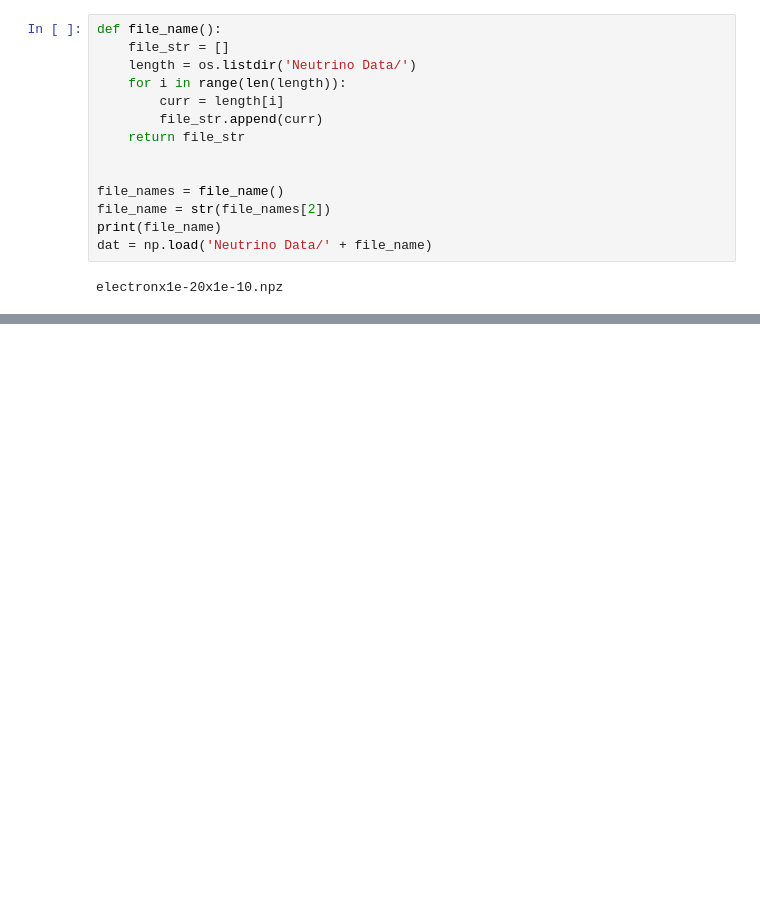
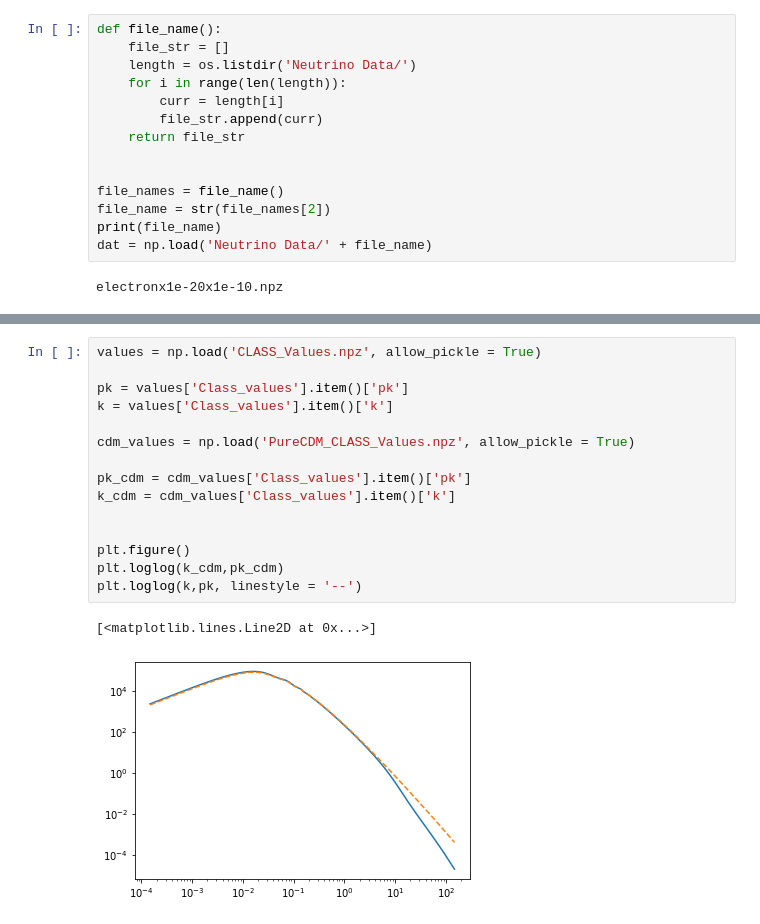
Before and after one commit to nuLABatUSD/dm_sterile_production, a Jupyter notebook: PK and K.ipynb, the cells around one changed output, grey strips where cells are left out. Drawn from its saved outputs; the diff is of its cells as text; blank space fills up the shorter version.

```diff
--- a/PK and K.ipynb
+++ b/PK and K.ipynb
@@ -332,0 +417,18 @@ print(alpha)
+# %%
+values = np.load('CLASS_Values.npz', allow_pickle = True)
+
+pk = values['Class_values'].item()['pk']
+k = values['Class_values'].item()['k']
+
+cdm_values = np.load('PureCDM_CLASS_Values.npz', allow_pickle = True)
+
+pk_cdm = cdm_values['Class_values'].item()['pk']
+k_cdm = cdm_values['Class_values'].item()['k']
+
+
+plt.figure()
+plt.loglog(k_cdm,pk_cdm)
+plt.loglog(k,pk, linestyle = '--')
+# %% [output]
+[<matplotlib.lines.Line2D at 0x...>]
+[figure, added]
```
Also changed, not shown: parts of 14 cells of this notebook, 13 other files.
